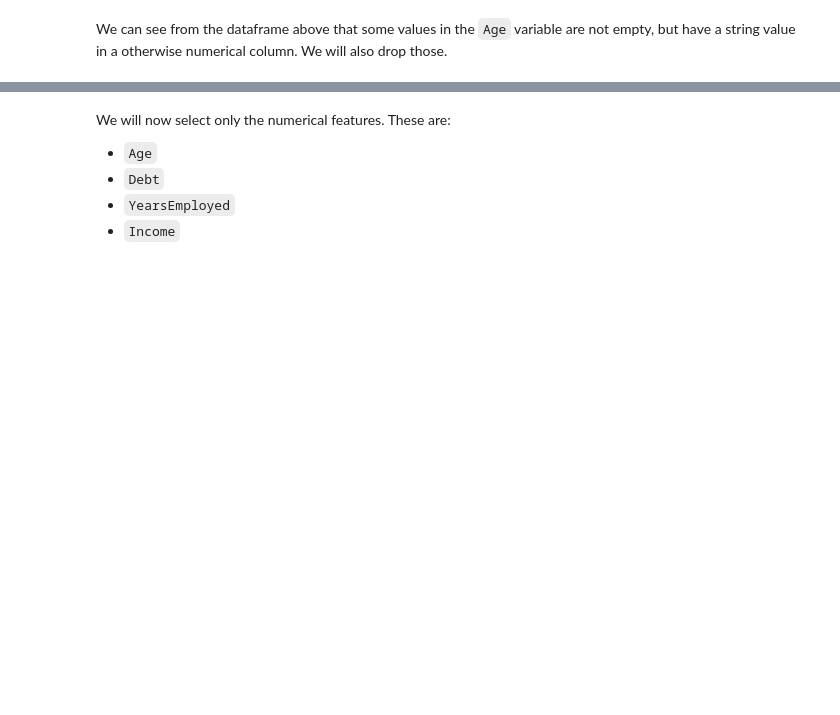
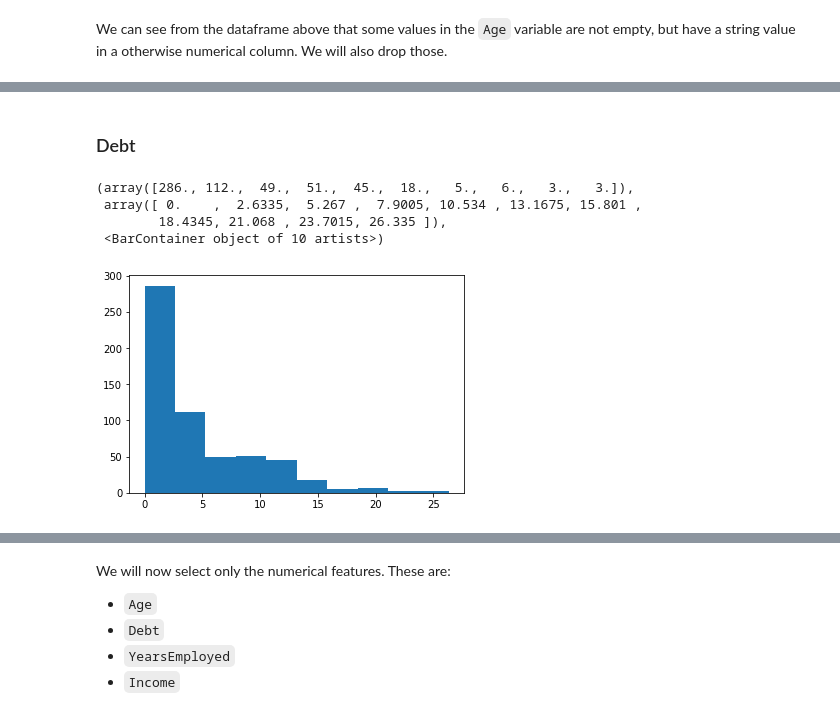
Before and after one commit to ruivieira/benchmark-models, a Jupyter notebook: minimal-numerical/notebooks/01-data-exploration.ipynb, the cells around one changed output, grey strips where cells are left out. Cells and saved outputs as stored; diff of their text form; code cells hidden in the pictures; blank space fills up the shorter version.

```diff
--- a/minimal-numerical/notebooks/01-data-exploration.ipynb
+++ b/minimal-numerical/notebooks/01-data-exploration.ipynb
@@ -42,0 +92,10 @@ df = df[pd.to_numeric(df['Age'], errors='coerce').notnull()]
+# %% [markdown]
+### Debt
+# %%
+plt.hist(df.Debt)
+# %% [output]
+(array([286., 112.,  49.,  51.,  45.,  18.,   5.,   6.,   3.,   3.]),
+ array([ 0.    ,  2.6335,  5.267 ,  7.9005, 10.534 , 13.1675, 15.801 ,
+        18.4345, 21.068 , 23.7015, 26.335 ]),
+ <BarContainer object of 10 artists>)
+[figure, added]
```
Also changed, not shown: parts of 28 cells of this notebook, 11 other files.
